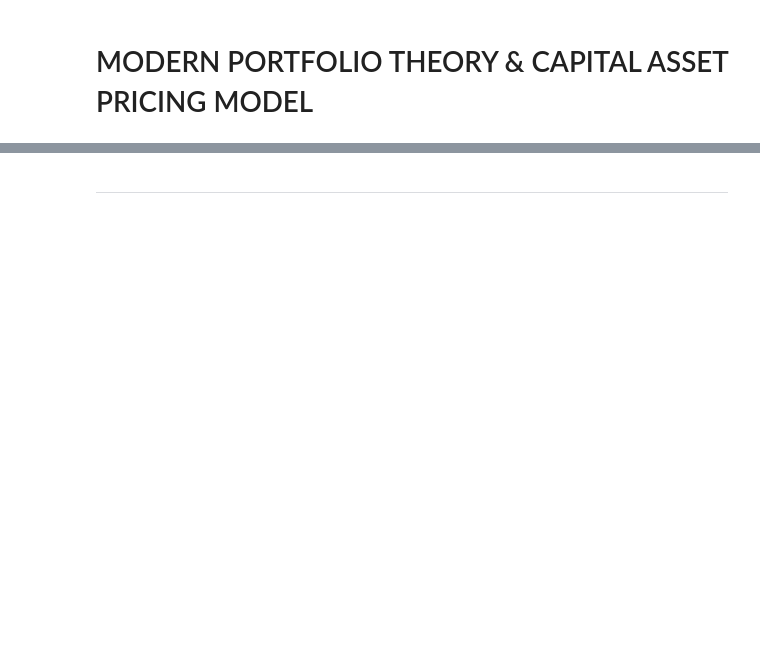
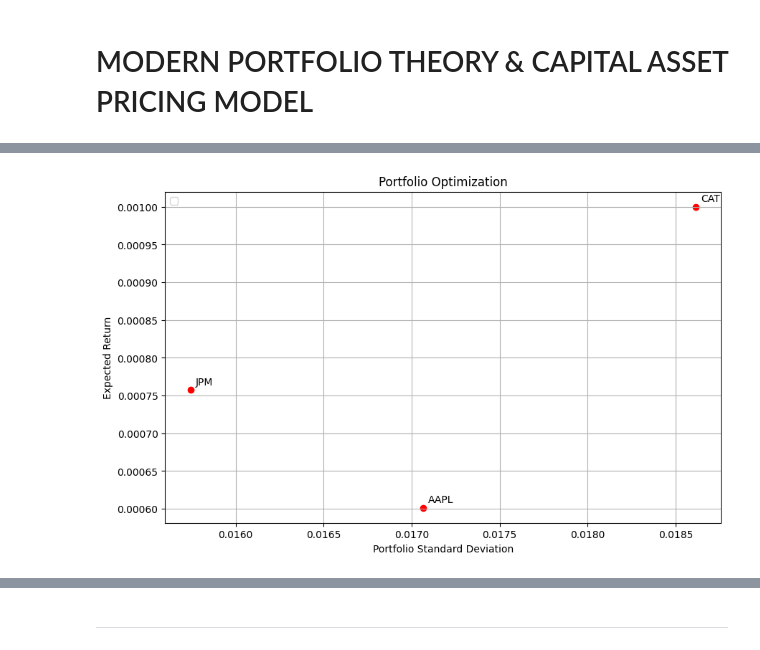
Before and after one commit to javidsegura/portfolio-optimization, a Jupyter notebook: portfolio.ipynb, the cells around one changed output, grey strips where cells are left out. Cells and saved outputs as stored; diff of their text form; code cells hidden in the pictures; blank space fills up the shorter version.

```diff
--- a/portfolio.ipynb
+++ b/portfolio.ipynb
@@ -173,0 +67,4 @@ plt.show()
+# %%
+portfolio.plots.plot_results(include_individual_securities=True)
+# %% [output]
+[figure, added]
```
Also changed, not shown: parts of 73 cells of this notebook, 12 other files.
